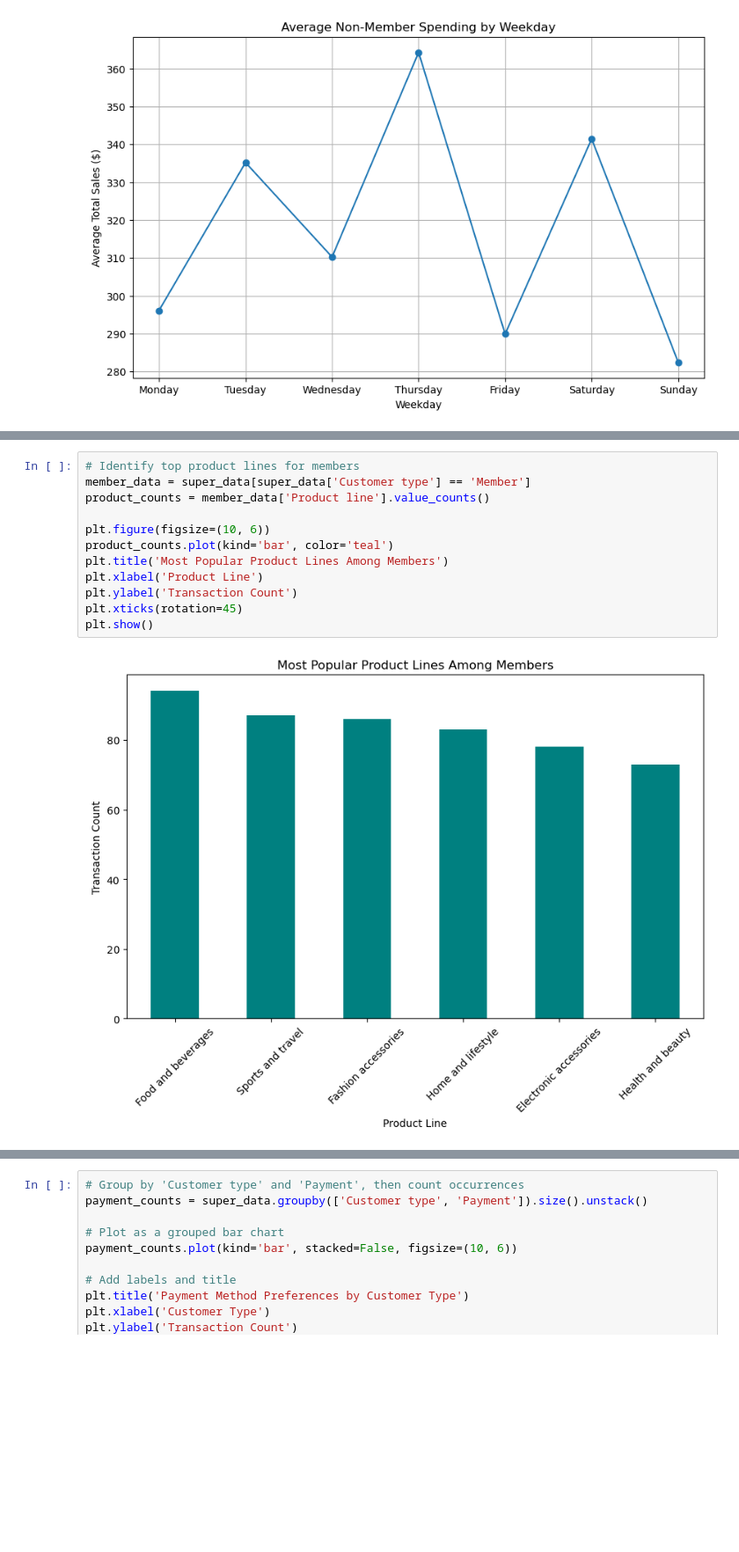
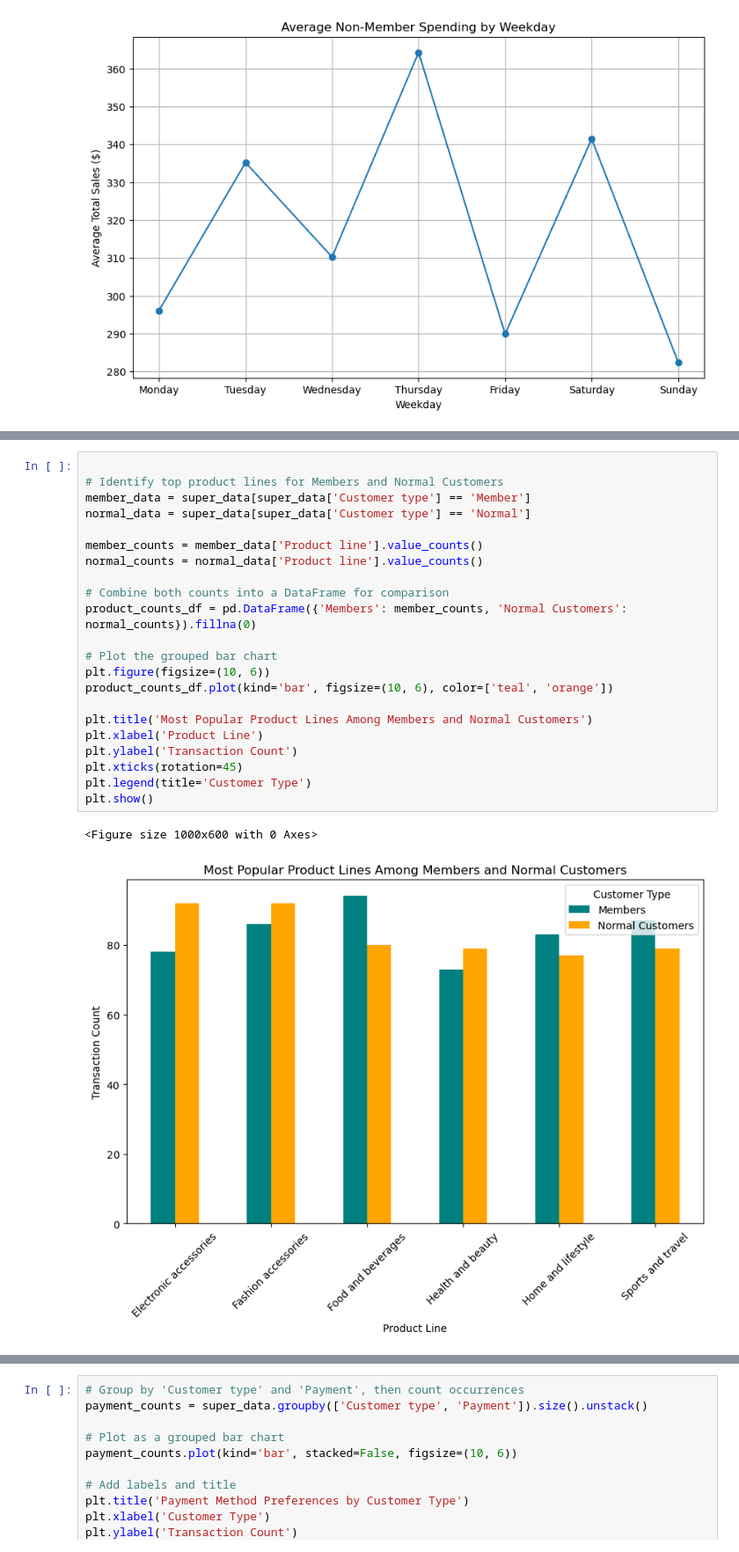
Before and after one commit to VarnaviPerera/PRINCIPLES-OF-DATA-SCIENCE-Portfolio, a Jupyter notebook: Analysis and Problem Solving/Initial.ipynb, the cells around one changed output, grey strips where cells are left out. Shown: that part at 88% size. Cells and saved outputs as stored; diff of their text form; blank space fills up the shorter version.

```diff
--- a/Analysis and Problem Solving/Initial.ipynb
+++ b/Analysis and Problem Solving/Initial.ipynb
@@ -40,14 +92,25 @@ plt.show()
 # %%
-# Identify top product lines for members
+
+# Identify top product lines for Members and Normal Customers
 member_data = super_data[super_data['Customer type'] == 'Member']
-product_counts = member_data['Product line'].value_counts()
+normal_data = super_data[super_data['Customer type'] == 'Normal']
 
+member_counts = member_data['Product line'].value_counts()
+normal_counts = normal_data['Product line'].value_counts()
+
+# Combine both counts into a DataFrame for comparison
+product_counts_df = pd.DataFrame({'Members': member_counts, 'Normal Customers': normal_counts}).fillna(0)
+
+# Plot the grouped bar chart
 plt.figure(figsize=(10, 6))
-product_counts.plot(kind='bar', color='teal')
-plt.title('Most Popular Product Lines Among Members')
+product_counts_df.plot(kind='bar', figsize=(10, 6), color=['teal', 'orange'])
+
+plt.title('Most Popular Product Lines Among Members and Normal Customers')
 plt.xlabel('Product Line')
 plt.ylabel('Transaction Count')
 plt.xticks(rotation=45)
+plt.legend(title='Customer Type')
 plt.show()
 # %% [output]
+<Figure size 1000x600 with 0 Axes>
-[figure, old version]
+[figure, new version]
```
Also changed, not shown: parts of 4 cells of this notebook, 1 other file.
